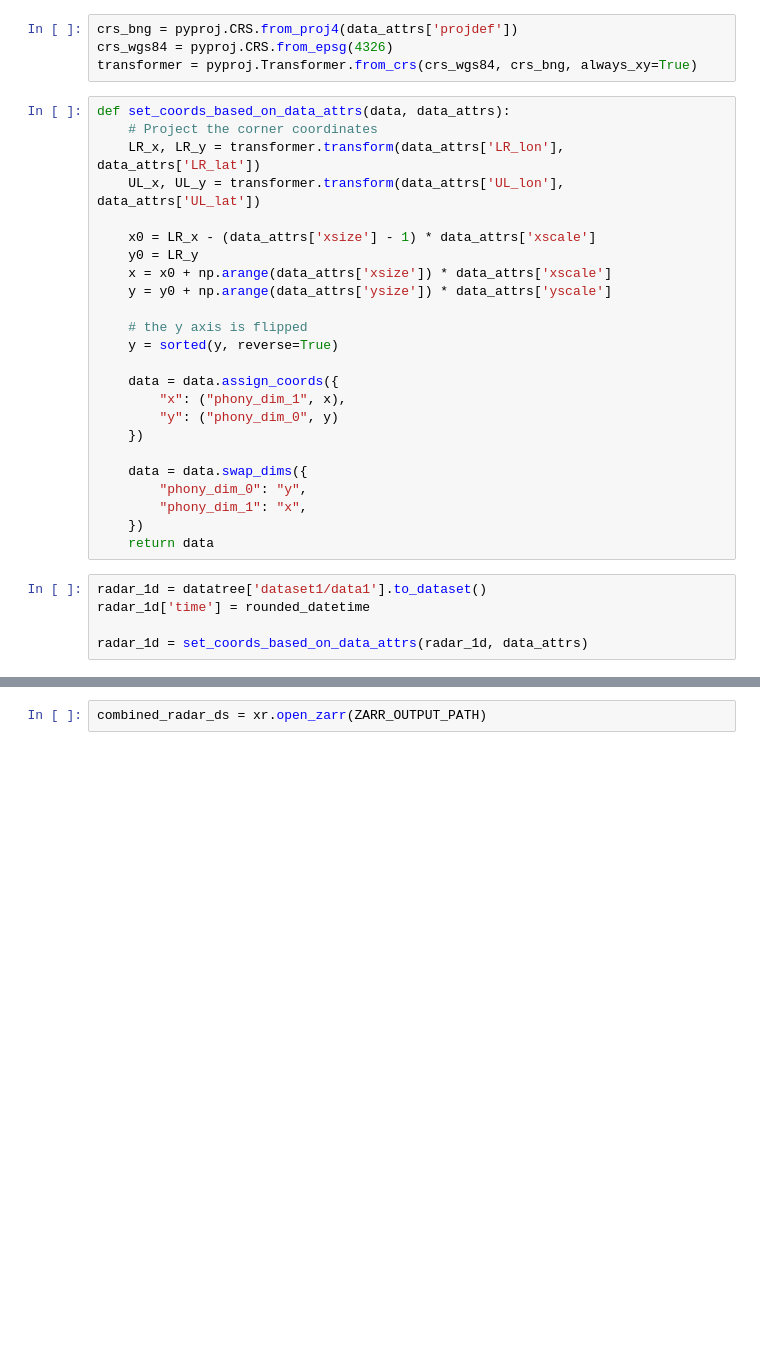
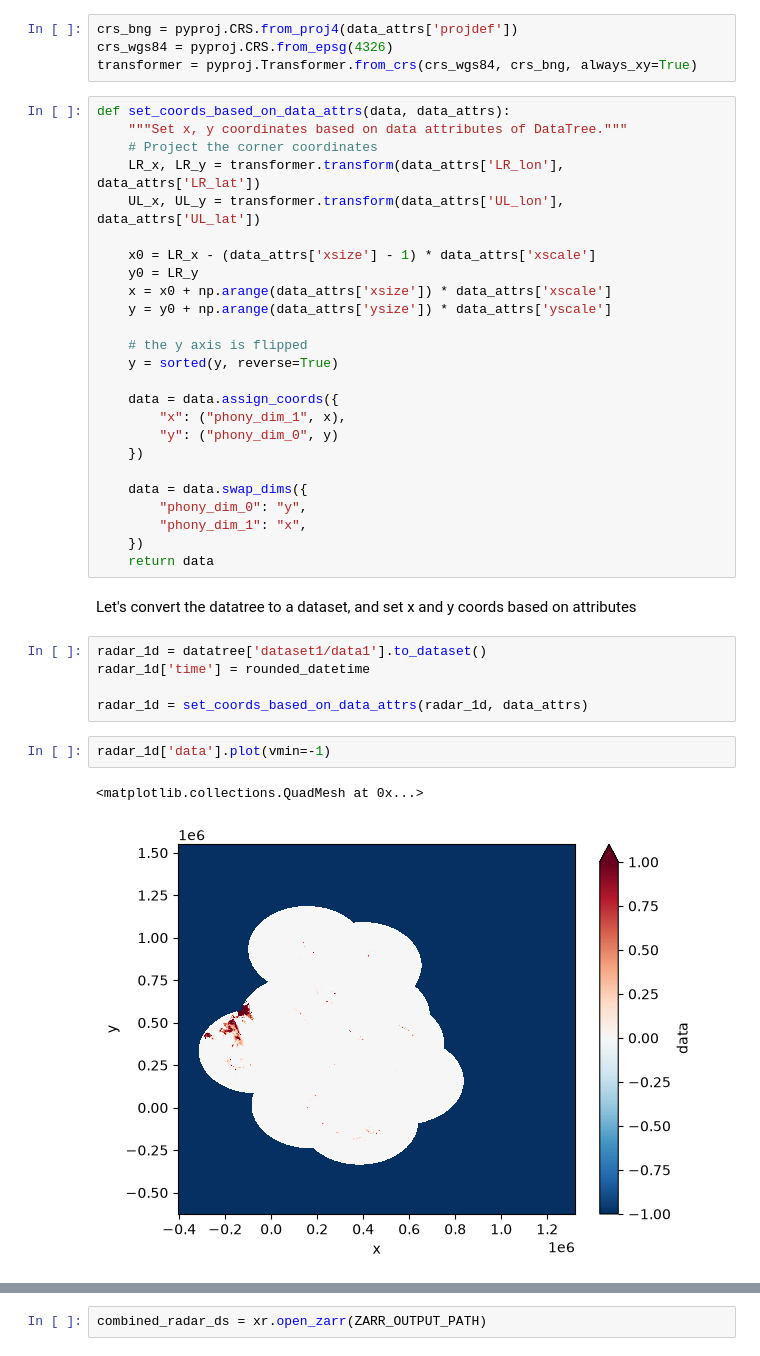
Before and after one commit to Thomasjkeel/access-UK-radar-data, a Jupyter notebook: notebooks/from_cloud/read_radar_data_from_open_data_registry.ipynb, the cells around one changed output, grey strips where cells are left out. Drawn from its saved outputs; the diff is of its cells as text; blank space fills up the shorter version.

```diff
--- a/notebooks/from_cloud/read_radar_data_from_open_data_registry.ipynb
+++ b/notebooks/from_cloud/read_radar_data_from_open_data_registry.ipynb
@@ -181,6 +188,7 @@ crs_wgs84 = pyproj.CRS.from_epsg(4326)
 transformer = pyproj.Transformer.from_crs(crs_wgs84, crs_bng, always_xy=True)
 # %%
 def set_coords_based_on_data_attrs(data, data_attrs):
+    """Set x, y coordinates based on data attributes of DataTree."""
     # Project the corner coordinates
     LR_x, LR_y = transformer.transform(data_attrs['LR_lon'], data_attrs['LR_lat'])
     UL_x, UL_y = transformer.transform(data_attrs['UL_lon'], data_attrs['UL_lat'])
@@ -203,8 +211,15 @@ def set_coords_based_on_data_attrs(data, data_attrs):
         "phony_dim_1": "x",
     })
     return data
+# %% [markdown]
+Let's convert the datatree to a dataset, and set x and y coords based on attributes
 # %%
 radar_1d = datatree['dataset1/data1'].to_dataset()
 radar_1d['time'] = rounded_datetime
 
 radar_1d = set_coords_based_on_data_attrs(radar_1d, data_attrs)
+# %%
+radar_1d['data'].plot(vmin=-1)
+# %% [output]
+<matplotlib.collections.QuadMesh at 0x...>
+[figure, added]
```
Also changed, not shown: parts of 84 cells of this notebook, 4 other files.
